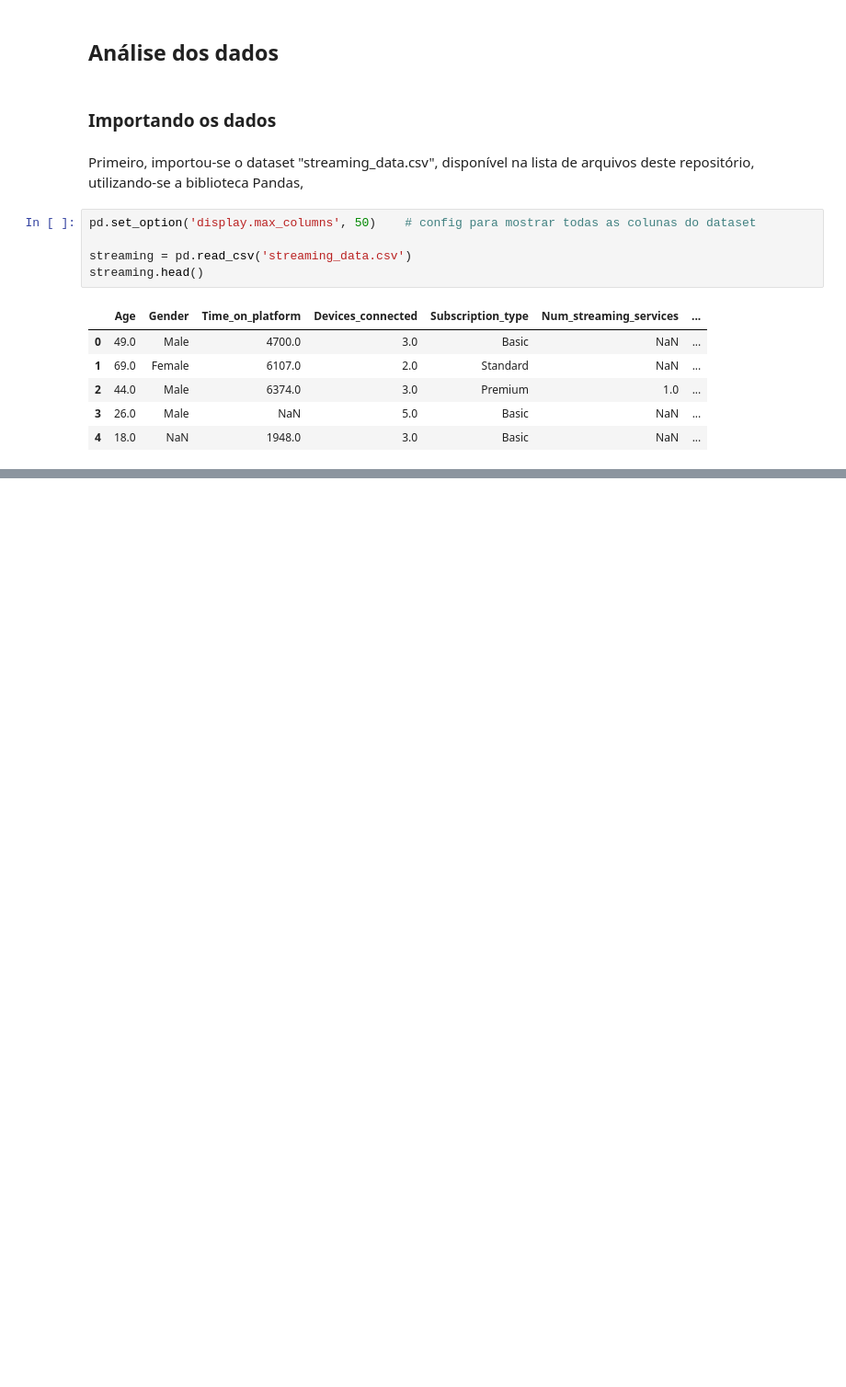
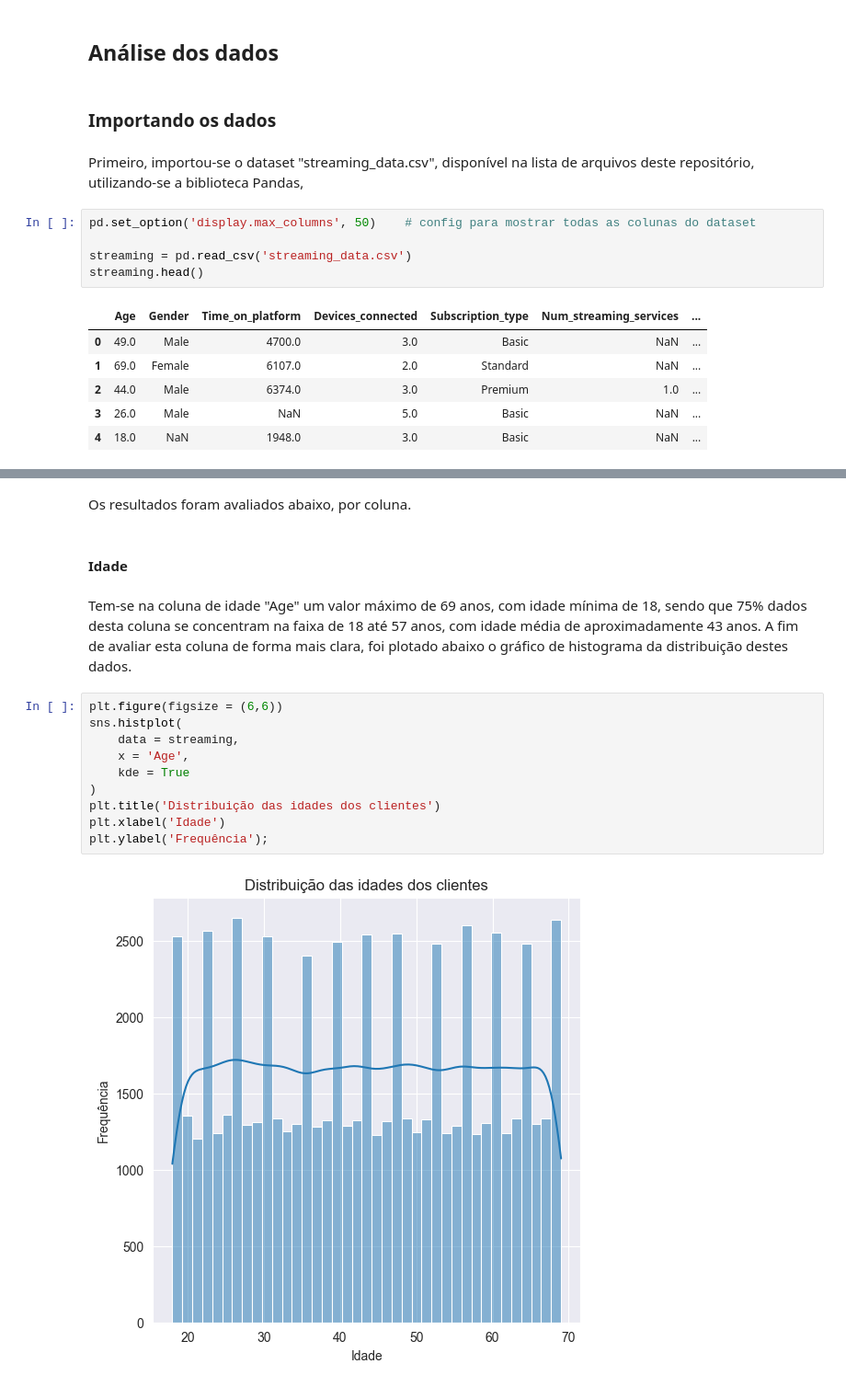
Before and after one commit to rfprates/modelo_classificacao_churn_streaming, a Jupyter notebook: case_classificacao_churn_streaming.ipynb, the cells around one changed output, grey strips where cells are left out. Shown at 92% size. Saved outputs shown, nothing was run; the diff lists cells and outputs as text; blank space fills up the shorter version.

```diff
--- a/case_classificacao_churn_streaming.ipynb
+++ b/case_classificacao_churn_streaming.ipynb
@@ -69,0 +112,18 @@ streaming.head()
+# %% [markdown]
+Os resultados foram avaliados abaixo, por coluna.
+# %% [markdown]
+#### Idade
+# %% [markdown]
+Tem-se na coluna de idade "Age" um valor máximo de 69 anos, com idade mínima de 18, sendo que 75% dados desta coluna se concentram na faixa de 18 até 57 anos, com idade média de aproximadamente 43 anos. A fim de avaliar esta coluna de forma mais clara, foi plotado abaixo o gráfico de histograma da distribuição destes dados.
+# %%
+plt.figure(figsize = (6,6))
+sns.histplot(
+    data = streaming,
+    x = 'Age',
+    kde = True
+)
+plt.title('Distribuição das idades dos clientes')
+plt.xlabel('Idade')
+plt.ylabel('Frequência');
+# %% [output]
+[figure, added]
```
Also changed, not shown: parts of 30 cells of this notebook.
